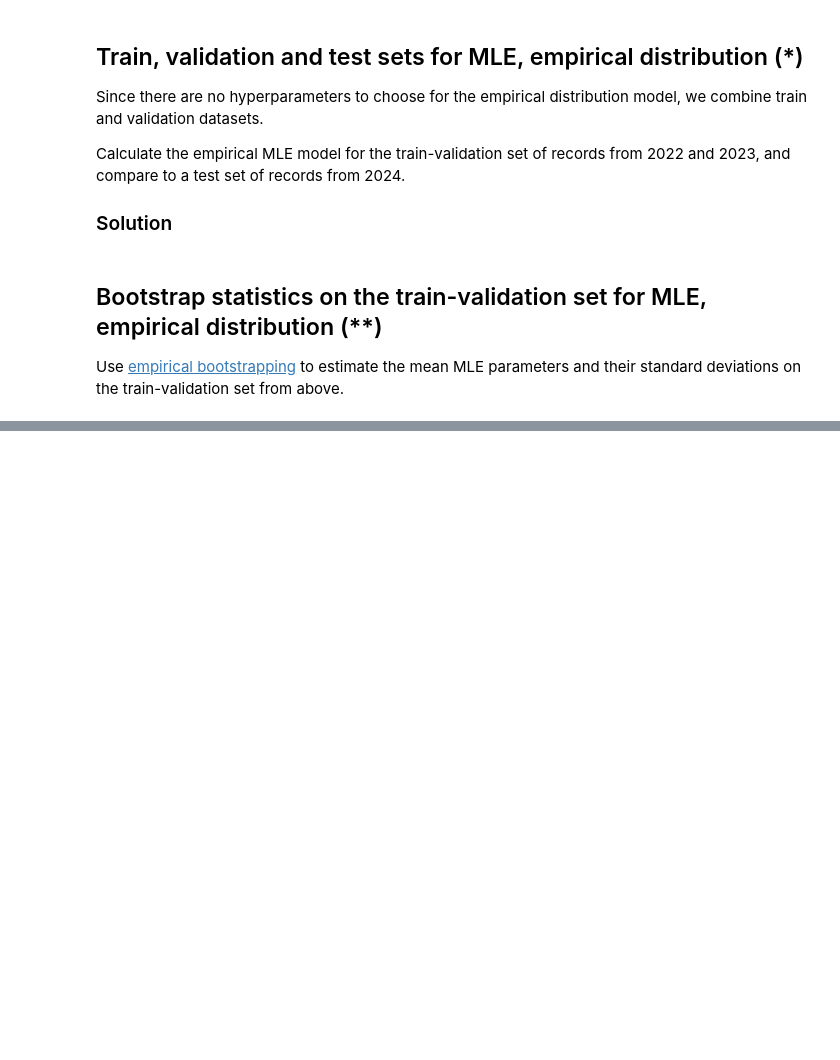
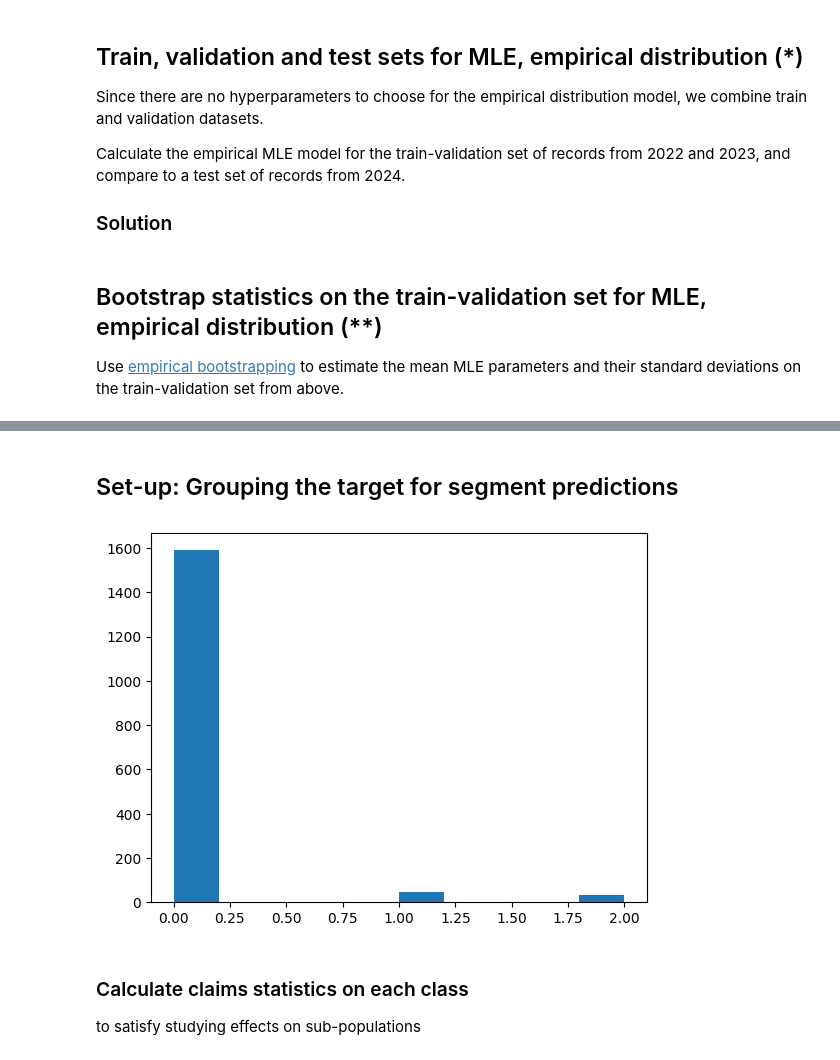
Before and after one commit to munichpavel/risk-ai-workshop, a Jupyter notebook: notebooks/high-risk-exercises.ipynb, the cells around one changed output, grey strips where cells are left out. Drawn from its saved outputs; the diff is of its cells as text; code cells hidden in the pictures; blank space fills up the shorter version.

```diff
--- a/notebooks/high-risk-exercises.ipynb
+++ b/notebooks/high-risk-exercises.ipynb
@@ -73,0 +194,12 @@ Use [empirical bootstrapping](https://en.wikipedia.org/wiki/Bootstrapping_(stati
+# %% [markdown]
+## Set-up: Grouping the target for segment predictions
+# %%
+target_classifier = KMeans(n_clusters=3, random_state=0, n_init="auto").fit(y_train_transformed.to_frame())
+target_train = target_classifier.predict(y_train_transformed.to_frame())
+plt.hist(target_train);
+# %% [output]
+[figure, added]
+# %% [markdown]
+### Calculate claims statistics on each class
+
+to satisfy studying effects on sub-populations
```
Also changed, not shown: parts of 26 cells of this notebook, 5 other files.
